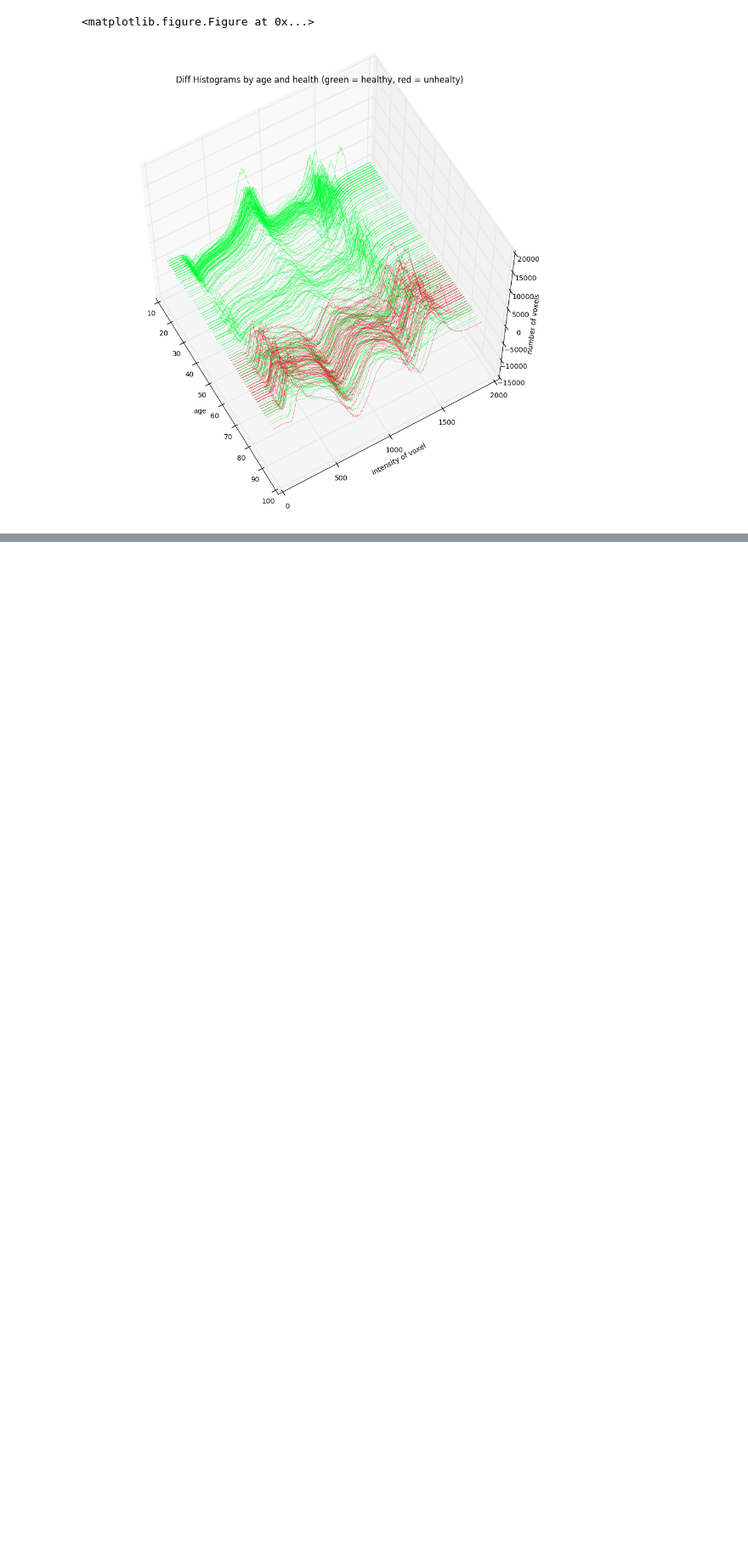
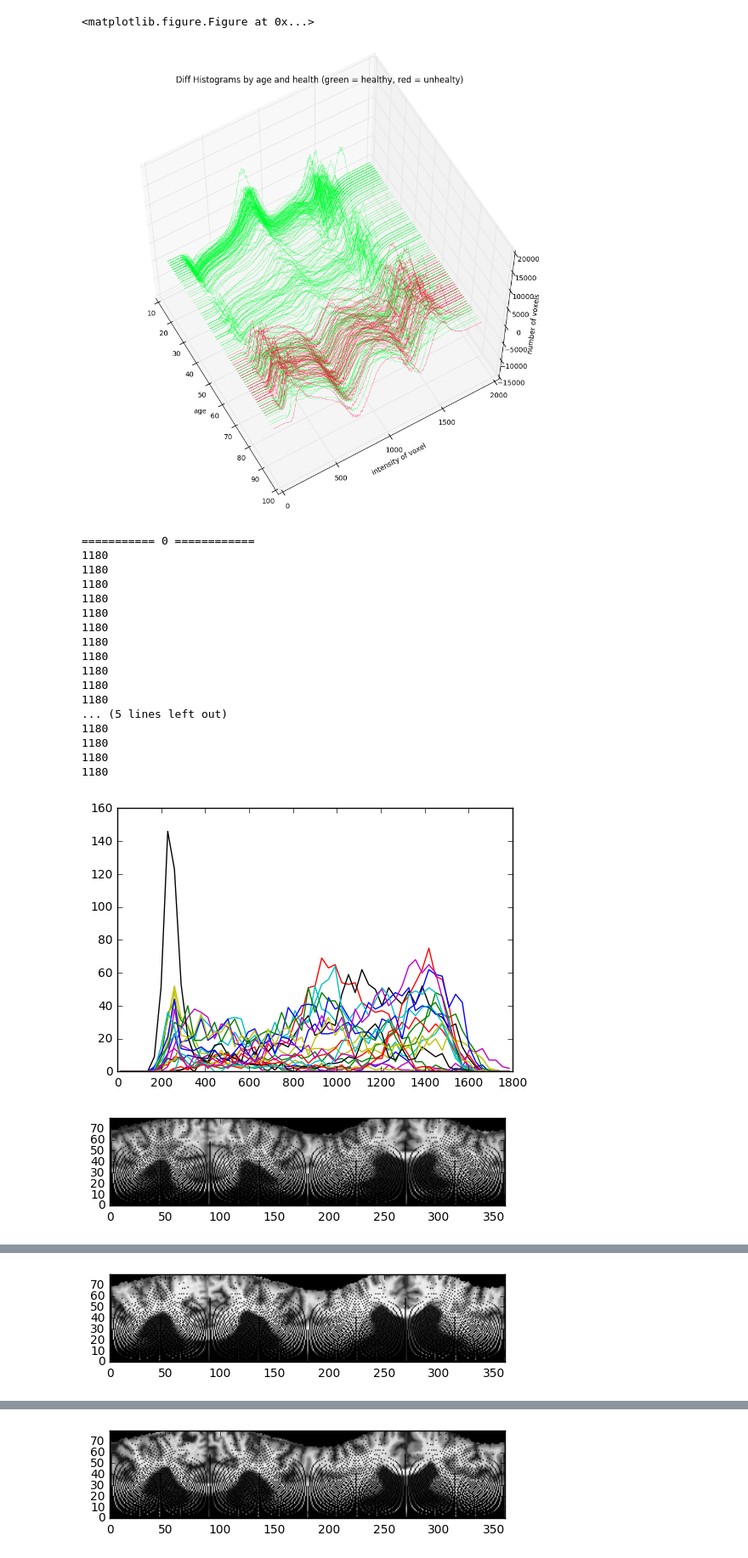
Before and after one commit to GollyTicker/orel-ml, a Jupyter notebook: validated-Statistics-Percentile-Hists.ipynb, the cells around one changed output, grey strips where cells are left out. Shown at 85% size. Drawn from its saved outputs; the diff is of its cells as text; code cells hidden in the pictures; blank space fills up the shorter version.

```diff
--- a/validated-Statistics-Percentile-Hists.ipynb
+++ b/validated-Statistics-Percentile-Hists.ipynb
@@ -510,3 +543,72 @@ plot3D(x[:,iHist:],y_age,y,save_as="all-histograms-by-health-and-age_"+str(space
 # %% [output]
 <matplotlib.figure.Figure at 0x...>
 [figure]
+# %%
+from math import sqrt,atan2,pi,ceil
+
+#indices for healthy and old
+hold = [3, 6, 31, 32, 40]
+#incides for sick and old
+sold = [15, 16, 27, 30, 51]
+# healthy and young
+hyoung = [0, 4, 12, 18, 19]
+
+def cart2polar(x,y):
+  return (sqrt(x*x+y*y),atan2(y,x)/pi*180)
+
+for i2,i in enumerate(hyoung[:0]+hold[:2]+sold[:2]):
+  print "=========== %s ============" % i2
+  filename = "set_train/train_%s.nii" % (i+1)
+  data = nib.load(filename).get_data().reshape((176,208,176))
+  dt = data[:,:,89]
+  Xtotal,Ytotal = dt.shape
+
+  bla = np.zeros((ceil(sqrt(Xtotal**2+Ytotal**2)),361))
+
+  for x in range(Xtotal):
+    for y in range(Ytotal):
+      r,phi = cart2polar(x-Xtotal/2,y-Ytotal/2)
+      bla[int(r),int(phi)+180] = dt[x,y]
+
+  cut_radius = 80
+  cut = bla[:cut_radius][:]
+  agnle_divisions = 5
+  radius_division = 4
+  for l,u in zip(np.round(np.linspace(0,360.0,agnle_divisions+1)),np.round(np.linspace(0,360.0,agnle_divisions+1))[1:]):
+    l1,u1=(int(l),int(u))
+    #print l,u
+    for l,u in zip(np.round(np.linspace(0.0,cut_radius,1+radius_division)),np.round(np.linspace(0.0,cut_radius,1+radius_division))[1:]):
+      l2,u2=(int(l),int(u))
+      ct = cut[l2:u2,l1:u1]
+      #plt.imshow(ct, cmap="gray", origin="lower")
+      #plt.show()
+      size=60
+      block_bins = np.linspace(1,1800,size)
+      block_sbins = block_bins[:-1]+1800/size/2
+      h=np.histogram(ct,bins=block_bins)[0]
+      print len(h)*radius_division*agnle_divisions
+      plt.plot(block_sbins,h)
+  plt.show()
+
+  plt.imshow(cut, cmap="gray", origin="lower")
+  plt.show()
+# %% [output]
+=========== 0 ============
+1180
+1180
+1180
+1180
+1180
+1180
+1180
+1180
+1180
+1180
+1180
+... (5 lines left out)
+1180
+1180
+1180
+1180
+[figure, added]
+[figure, added]
@@ -512,0 +633 @@ plot3D(x[:,iHist:],y_age,y,save_as="all-histograms-by-health-and-age_"+str(space
+[figure, added]
@@ -512,0 +652 @@ plot3D(x[:,iHist:],y_age,y,save_as="all-histograms-by-health-and-age_"+str(space
+[figure, added]
```
Also changed, not shown: parts of 7 cells of this notebook.
